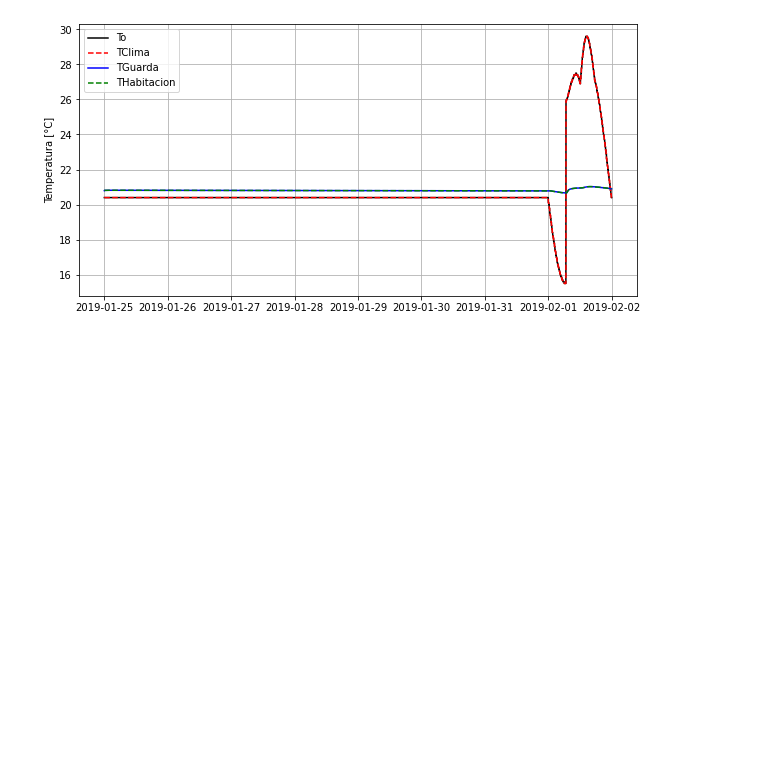
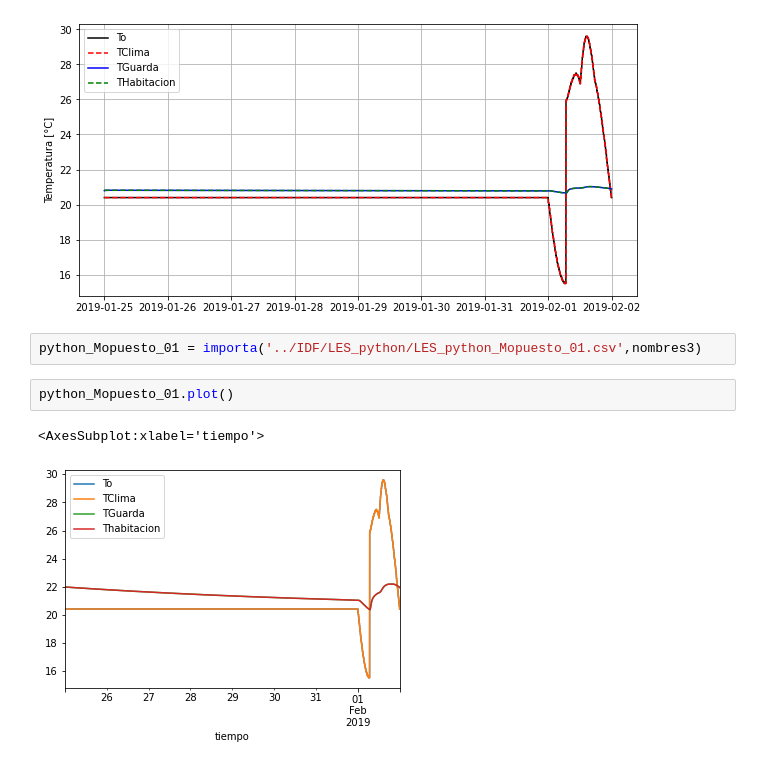
Before and after one commit to gabyagaa/LES, a Jupyter notebook: libretas/220427_PythonLes.ipynb, the cells around one changed output. Drawn from its saved outputs; the diff is of its cells as text; blank space fills up the shorter version.

```diff
--- a/libretas/220427_PythonLes.ipynb
+++ b/libretas/220427_PythonLes.ipynb
@@ -158,3 +158,10 @@ ax.legend()
 # %% [output]
 <matplotlib.legend.Legend at 0x...>
 [figure]
+# %%
+python_Mopuesto_01 = importa('../IDF/LES_python/LES_python_Mopuesto_01.csv',nombres3)
+# %%
+python_Mopuesto_01.plot()
+# %% [output]
+<AxesSubplot:xlabel='tiempo'>
+[figure, added]
```
Also changed, not shown: 7 other files.
